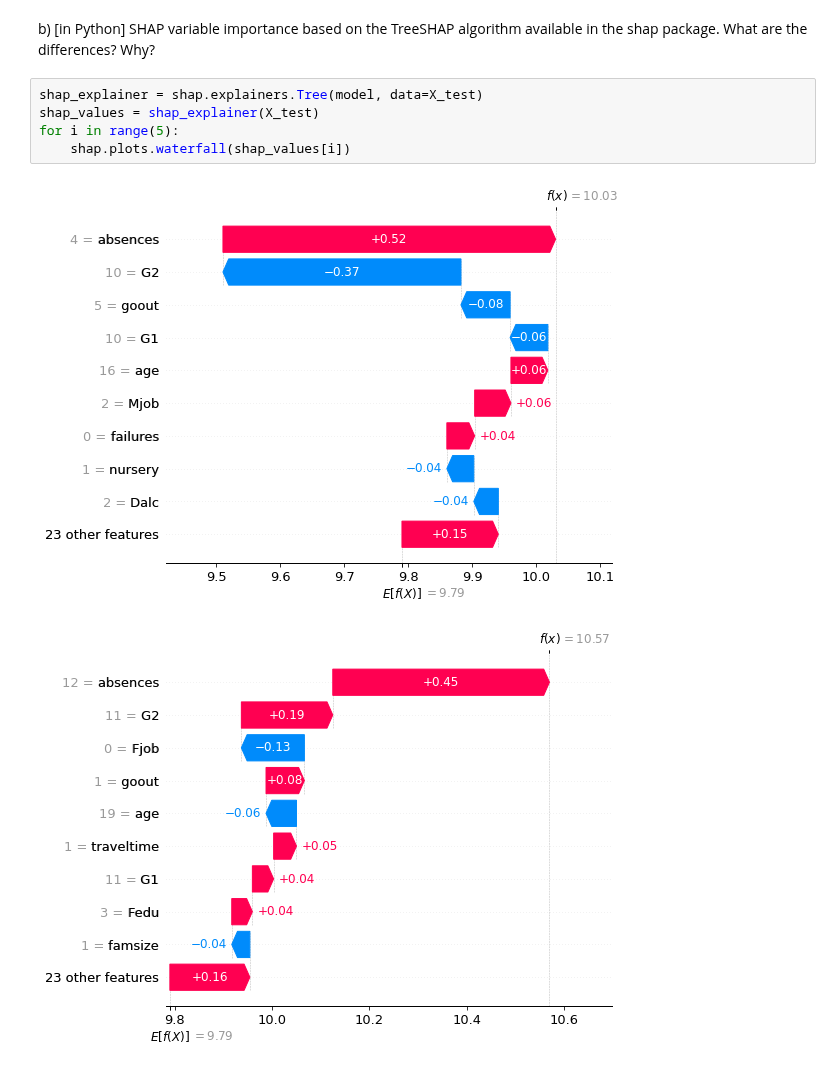
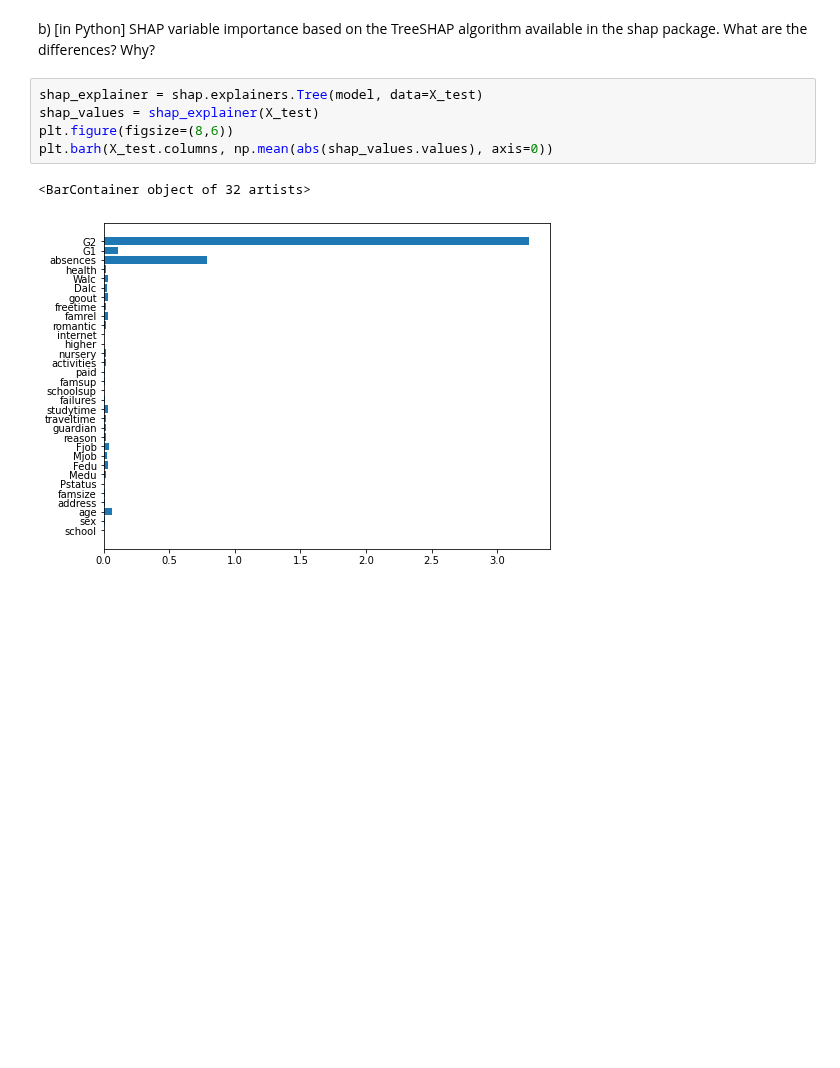
Before and after one commit to mim-uw/eXplainableMachineLearning-2023, a Jupyter notebook: Homeworks/HW5/AnnaSemik_HW5.ipynb, the cells around one changed output. Cells and saved outputs as stored; diff of their text form; blank space fills up the shorter version.

```diff
--- a/Homeworks/HW5/AnnaSemik_HW5.ipynb
+++ b/Homeworks/HW5/AnnaSemik_HW5.ipynb
@@ -263,8 +262,8 @@ What are the differences? Why?
 # %%
 shap_explainer = shap.explainers.Tree(model, data=X_test)
 shap_values = shap_explainer(X_test)
-for i in range(5):
-    shap.plots.waterfall(shap_values[i])
+plt.figure(figsize=(8,6))
+plt.barh(X_test.columns, np.mean(abs(shap_values.values), axis=0))
 # %% [output]
+<BarContainer object of 32 artists>
-[figure, old version]
+[figure, new version]
-[figure, removed]
```
Also changed, not shown: parts of 6 cells of this notebook.
